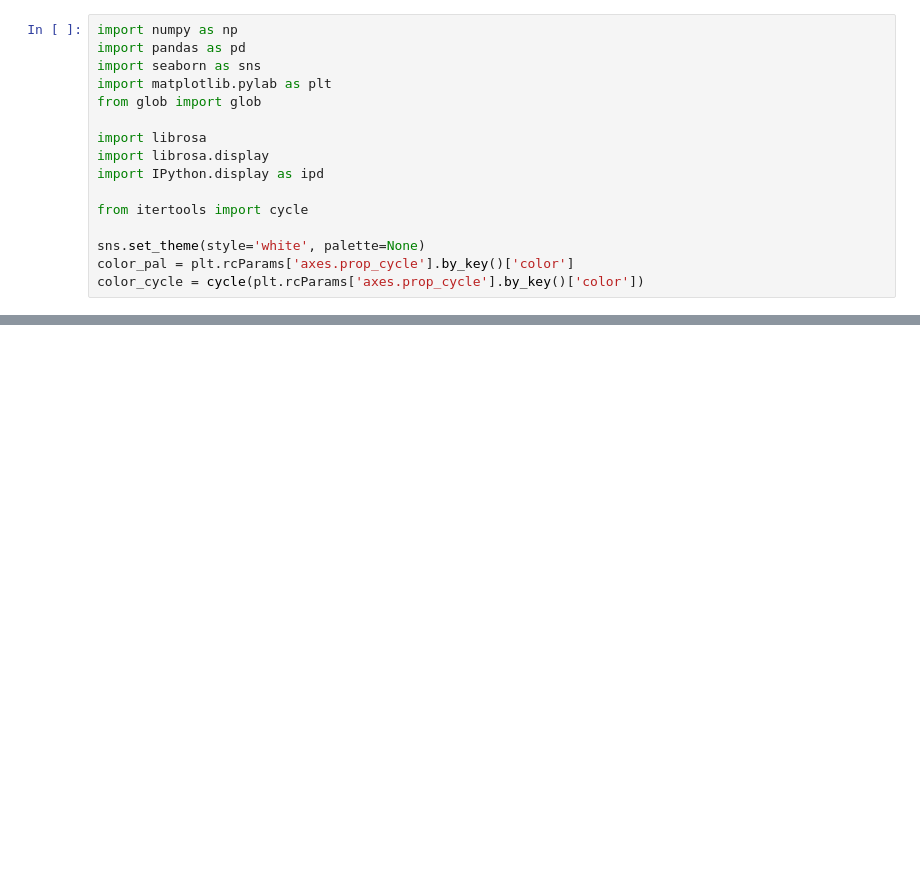
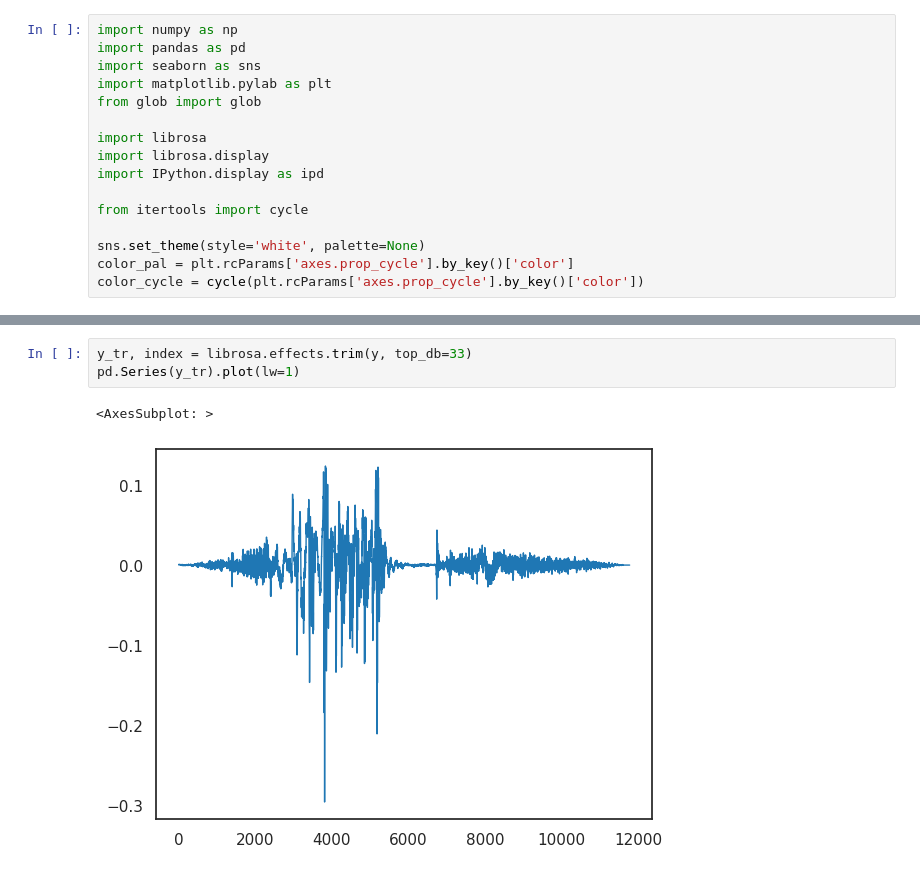
Before and after one commit to mvajhi/Introduction-to-Artificial-Intelligence-and-Machine-Learning, a Jupyter notebook: ca2/part1.ipynb, the cells around one changed output, grey strips where cells are left out. Saved outputs shown, nothing was run; the diff lists cells and outputs as text; blank space fills up the shorter version.

```diff
--- a/ca2/part1.ipynb
+++ b/ca2/part1.ipynb
@@ -41,0 +35,6 @@ ax[1].plot(sig)
+# %%
+y_tr, index = librosa.effects.trim(y, top_db=33)
+pd.Series(y_tr).plot(lw=1)
+# %% [output]
+<AxesSubplot: >
+[figure, added]
```
Also changed, not shown: parts of 9 cells of this notebook.
